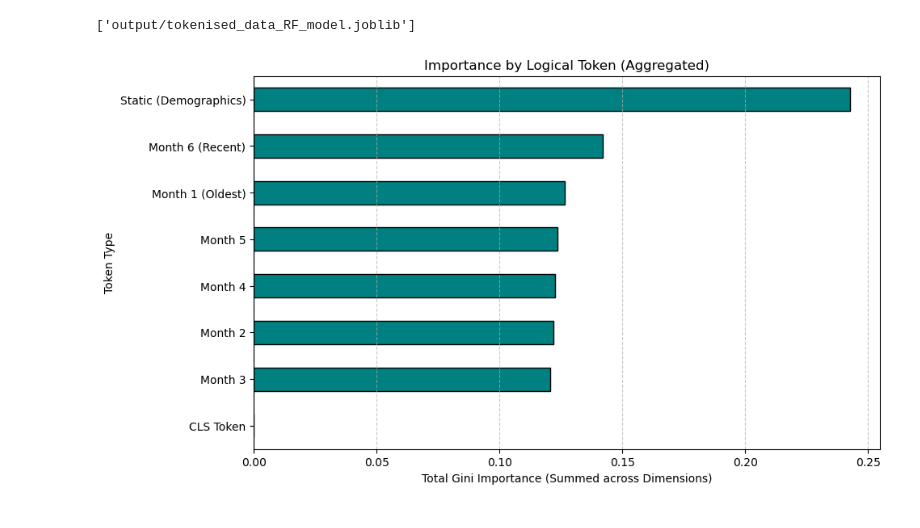
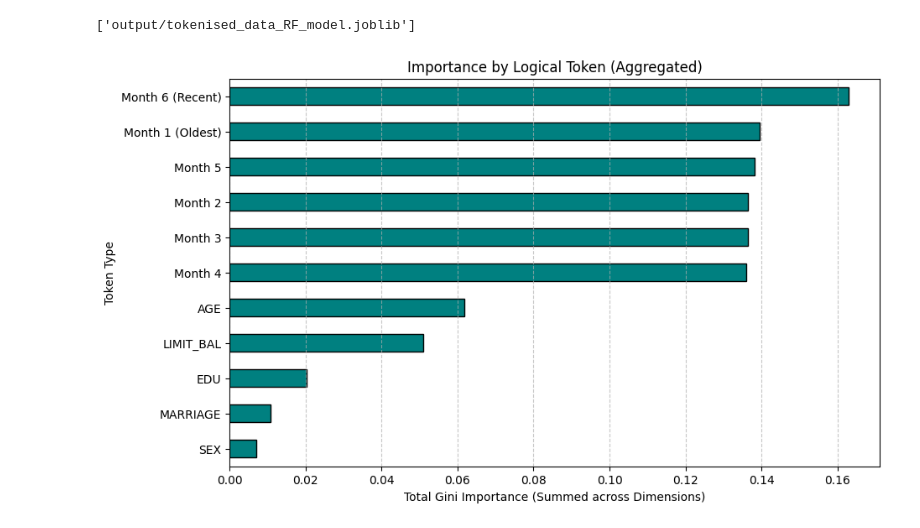
Before and after one commit to Showgath/credit-default-prediction-transformer, a Jupyter notebook: IFTE0002 - Group Project.ipynb, the cells around one changed output. Cells and saved outputs as stored; diff of their text form; code cells hidden in the pictures.

```diff
--- a/IFTE0002 - Group Project.ipynb
+++ b/IFTE0002 - Group Project.ipynb
@@ -132,16 +146,17 @@ BILL_COLS = ["BILL_AMT6", "BILL_AMT5", "BILL_AMT4", "BILL_AMT3", "BILL_AMT2", "B
 AMT_COLS = ["PAY_AMT6", "PAY_AMT5", "PAY_AMT4", "PAY_AMT3", "PAY_AMT2", "PAY_AMT1"]
 TARGET_COL = "default"
 NUMERIC_STATIC_COLS = ["LIMIT_BAL", "AGE"]
-MONTHLY_NUMERIC_COLS = BILL_COLS + AMT_COLS + PAY_COLS
+MONTHLY_NUMERIC_COLS = BILL_COLS + AMT_COLS  # PAY_COLS excluded: ordinal ints cast back to int in Dataset
 # %% [markdown]
 ### Train-Test Split
 # %%
-train_df, test_df = train_test_split(
-    df,
-    test_size=0.2,
-    random_state=42,
-    stratify=df[TARGET_COL]
+# 70/15/15 split — train/val/test
+train_df, temp_df = train_test_split(
+    df, test_size=0.30, random_state=42, stratify=df[TARGET_COL]
+)
+val_df, test_df = train_test_split(
+    temp_df, test_size=0.50, random_state=42, stratify=temp_df[TARGET_COL]
 )
 
-print(train_df.shape, test_df.shape)
+print(f"Train: {train_df.shape[0]:,}  Val: {val_df.shape[0]:,}  Test: {test_df.shape[0]:,}")
 # %% [output]
@@ -195,7 +213,7 @@ class CreditDataset(Dataset):
 
         for p, b, a in zip(PAY_COLS, BILL_COLS, AMT_COLS):
             monthly_num.append([row[b], row[a]])
-            monthly_pay.append(int(row[p]) + 2)
+            monthly_pay.append(max(0, min(15, int(row[p]) + 2)))  # clamp to valid embedding range
 
         monthly_num = torch.tensor(monthly_num, dtype=torch.float32)
         monthly_pay = torch.tensor(monthly_pay, dtype=torch.long)
@@ -715,34 +828,37 @@ joblib.dump(grid_search_tokenised.best_estimator_, 'output/tokenised_data_RF_mod
 ['output/tokenised_data_RF_model.joblib']
 # %%
 labels = [
-    'CLS Token',
-    'Static (Demographics)',
+    'LIMIT_BAL',
+    'SEX',
+    'EDU',
+    'MARRIAGE',
+    'AGE',
     'Month 1 (Oldest)',
     'Month 2',
     'Month 3',
     'Month 4',
     'Month 5',
     'Month 6 (Recent)'
 ]
 
 raw_importances = best_rf_tokenised.feature_importances_
 aggregated_importance = []
 for i in range(len(labels)):
     start_idx = i * d_model
     end_idx = (i + 1) * d_model
     token_sum = np.sum(raw_importances[start_idx:end_idx])
     aggregated_importance.append(token_sum)
 
 token_importance_series = pd.Series(aggregated_importance, index=labels)
 token_importance_series = token_importance_series.sort_values(ascending=True)
 
 plt.figure(figsize=(10, 6))
 token_importance_series.plot(kind='barh', color='teal', edgecolor='black')
 plt.title("Importance by Logical Token (Aggregated)")
 plt.xlabel("Total Gini Importance (Summed across Dimensions)")
 plt.ylabel("Token Type")
 plt.grid(axis='x', linestyle='--', alpha=0.7)
 plt.savefig("output/tokenised_data_RF_feacture_importance.png")
 plt.show()
 # %% [output]
-[figure, old version]
+[figure, new version]
```
Also changed, not shown: parts of 23 cells of this notebook, 17 other files.
